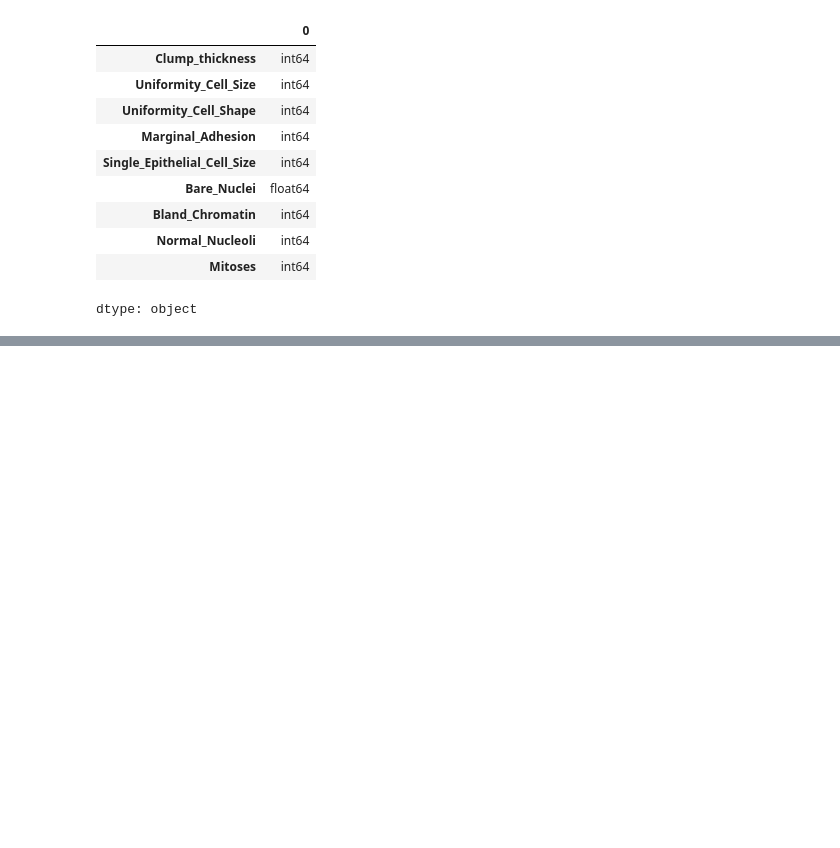
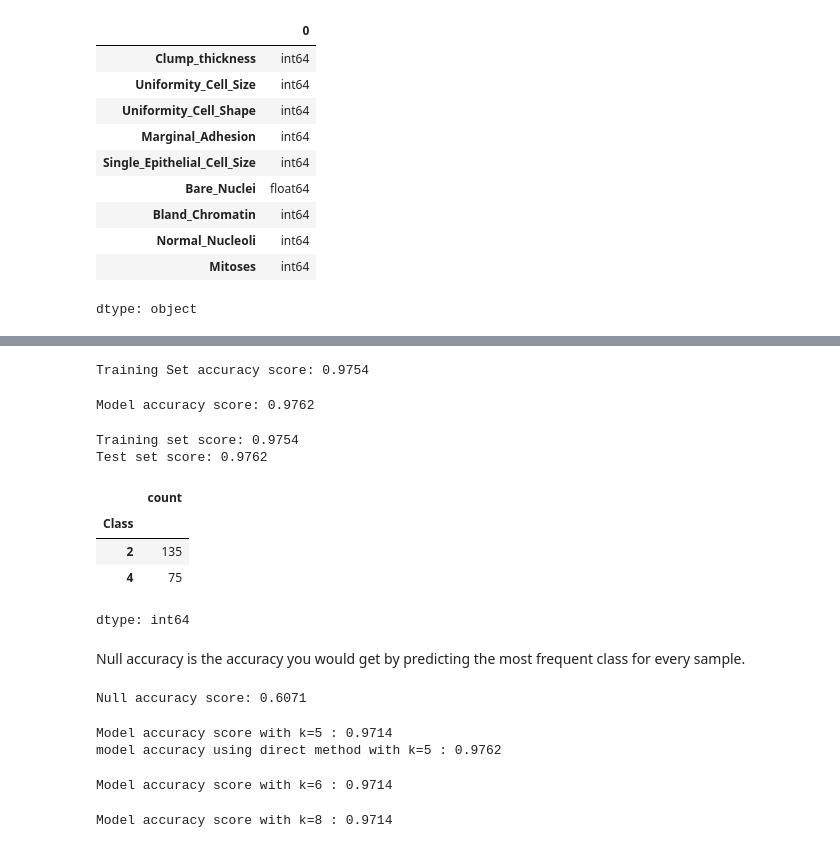
Before and after one commit to noobmasterfinishlaster/Machine-Learning-Practice-, a Jupyter notebook: week_3_class_work_.ipynb, the cells around one changed output, grey strips where cells are left out. Cells and saved outputs as stored; diff of their text form; code cells hidden in the pictures; blank space fills up the shorter version.

```diff
--- a/week_3_class_work_.ipynb
+++ b/week_3_class_work_.ipynb
@@ -248,0 +316,77 @@ X_test = pd.DataFrame(X_test, columns=[cols])
+# %%
+from sklearn.metrics import accuracy_score
+y_pred_train = knn.predict(X_train)
+print('Training Set accuracy score: {0:0.4f}'. format(accuracy_score(y_train, y_pred_train)))
+# %% [output]
+Training Set accuracy score: 0.9754
+# %%
+
+print('Model accuracy score: {0:0.4f}'. format(accuracy_score(y_test, y_pred)))
+# %% [output]
+Model accuracy score: 0.9762
+# %%
+print('Training set score: {:.4f}'.format(knn.score(X_train, y_train)))
+
+print('Test set score: {:.4f}'.format(knn.score(X_test, y_test)))
+# %% [output]
+Training set score: 0.9754
+Test set score: 0.9762
+# %%
+y_test.value_counts()
+# %% [output]
+|  | count |
+| Class |  |
+| 2 | 135 |
+| 4 | 75 |
+dtype: int64
+# %% [markdown]
+Null accuracy is the accuracy you would get by predicting the most frequent class for every sample.
+# %%
+null_accuracy = (85/(85+55))
+
+print('Null accuracy score: {0:0.4f}'. format(null_accuracy))
+# %% [output]
+Null accuracy score: 0.6071
+# %%
+
+# instantiate the model with k=5
+knn_5 = KNeighborsClassifier(n_neighbors=5)
+
+# fit the model to the training set
+knn_5.fit(X_train, y_train)
+
+# predict on the test-set
+y_pred_5 = knn_5.predict(X_test)
+
+print('Model accuracy score with k=5 : {0:0.4f}'. format(accuracy_score(y_test, y_pred_5)))
+print('model accuracy using direct method with k=5 : {0:0.4f}'. format(knn.score(X_test,y_test)))
+# %% [output]
+Model accuracy score with k=5 : 0.9714
+model accuracy using direct method with k=5 : 0.9762
+# %%
+# instantiate the model with k=6
+knn_6 = KNeighborsClassifier(n_neighbors=6)
+
+# fit the model to the training set
+knn_6.fit(X_train, y_train)
+
+# predict on the test-set
+y_pred_6 = knn_6.predict(X_test)
+
+print('Model accuracy score with k=6 : {0:0.4f}'. format(accuracy_score(y_test, y_pred_6)))
+# %% [output]
+Model accuracy score with k=6 : 0.9714
+# %%
+
+# instantiate the model with k=8
+knn_8 = KNeighborsClassifier(n_neighbors=8)
+
+# fit the model to the training set
+knn_8.fit(X_train, y_train)
+
+# predict on the test-set
+y_pred_8 = knn_8.predict(X_test)
+
+print('Model accuracy score with k=8 : {0:0.4f}'. format(accuracy_score(y_test, y_pred_8)))
+# %% [output]
+Model accuracy score with k=8 : 0.9714
```
Also changed, not shown: parts of 5 cells of this notebook.
